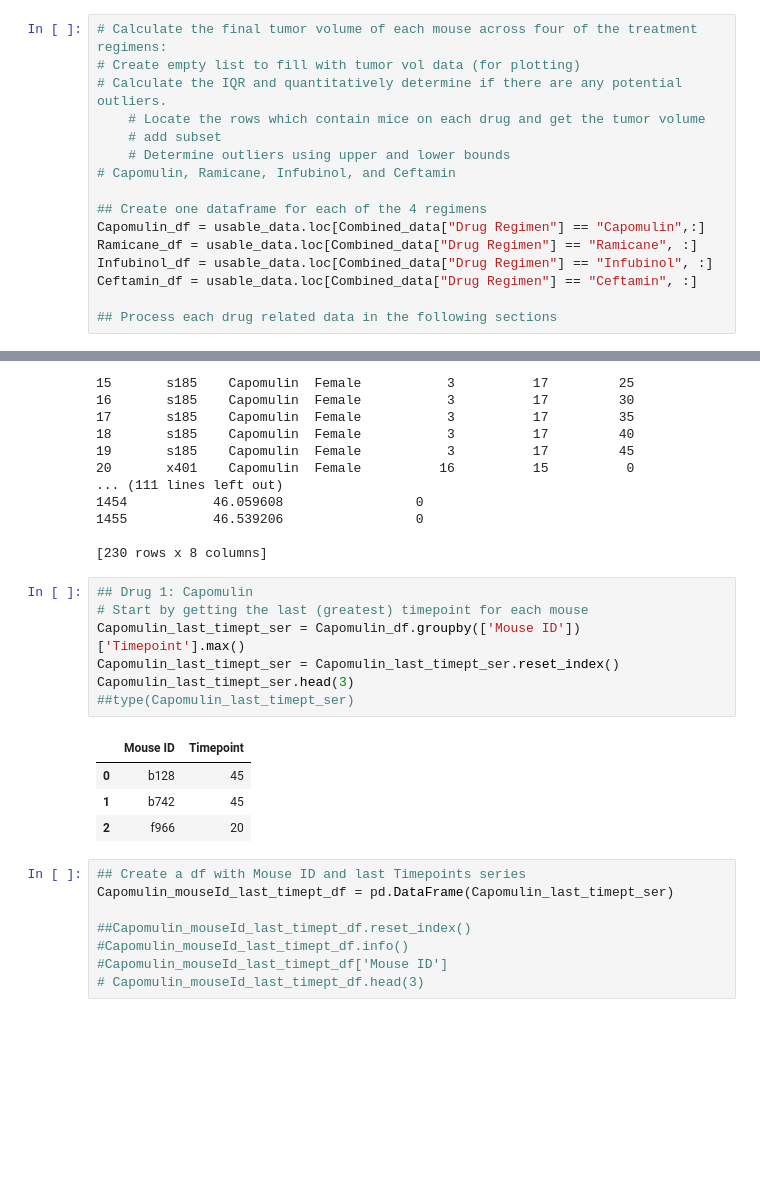
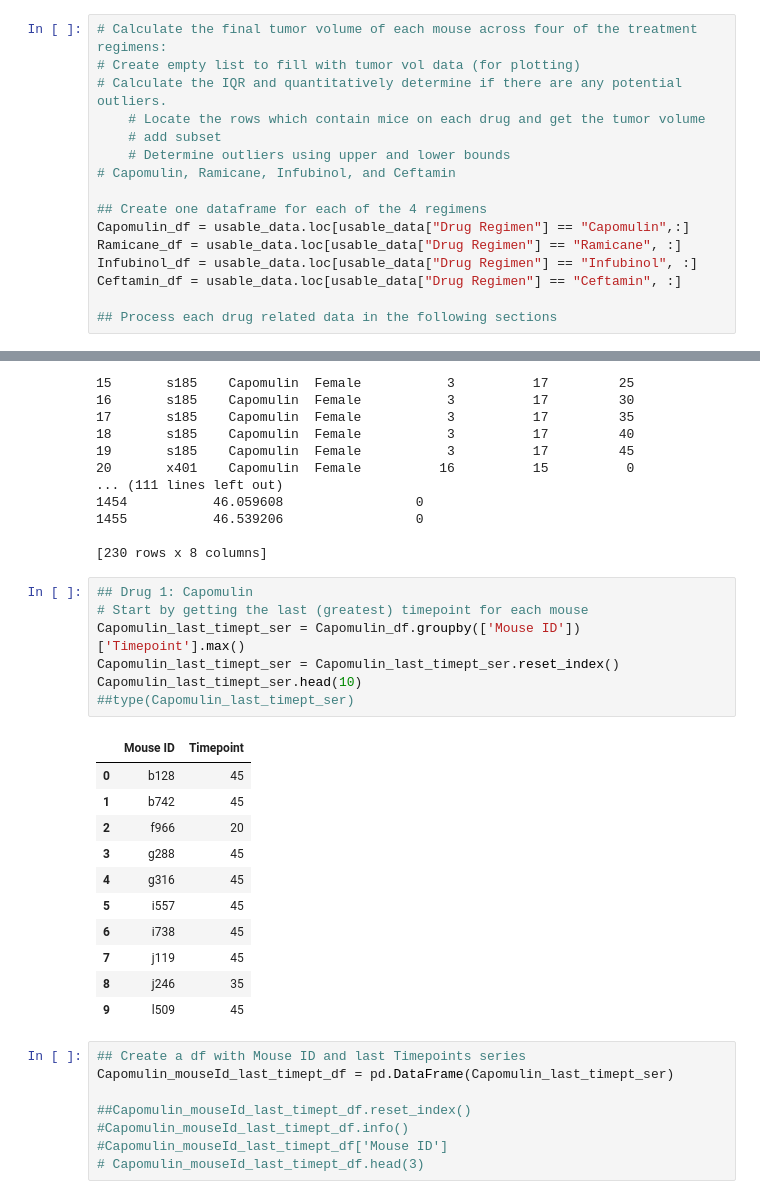
Before and after one commit to exu2011/Matplotlib_Challenge, a Jupyter notebook: Pymaceuticals/Mypymaceuticals_starter_with_plots.ipynb, the cells around one changed output, grey strips where cells are left out. Drawn from its saved outputs; the diff is of its cells as text; blank space fills up the shorter version.

```diff
--- a/Pymaceuticals/Mypymaceuticals_starter_with_plots.ipynb
+++ b/Pymaceuticals/Mypymaceuticals_starter_with_plots.ipynb
@@ -377,10 +362,10 @@ plt.show()
 # Capomulin, Ramicane, Infubinol, and Ceftamin
 
 ## Create one dataframe for each of the 4 regimens
-Capomulin_df = usable_data.loc[Combined_data["Drug Regimen"] == "Capomulin",:]
-Ramicane_df = usable_data.loc[Combined_data["Drug Regimen"] == "Ramicane", :]
-Infubinol_df = usable_data.loc[Combined_data["Drug Regimen"] == "Infubinol", :]
-Ceftamin_df = usable_data.loc[Combined_data["Drug Regimen"] == "Ceftamin", :]
+Capomulin_df = usable_data.loc[usable_data["Drug Regimen"] == "Capomulin",:]
+Ramicane_df = usable_data.loc[usable_data["Drug Regimen"] == "Ramicane", :]
+Infubinol_df = usable_data.loc[usable_data["Drug Regimen"] == "Infubinol", :]
+Ceftamin_df = usable_data.loc[usable_data["Drug Regimen"] == "Ceftamin", :]
 
 ## Process each drug related data in the following sections
 # %%
@@ -406,15 +391,22 @@ print(Capomulin_df)
 # %%
 ## Drug 1: Capomulin
 # Start by getting the last (greatest) timepoint for each mouse
 Capomulin_last_timept_ser = Capomulin_df.groupby(['Mouse ID'])['Timepoint'].max()
 Capomulin_last_timept_ser = Capomulin_last_timept_ser.reset_index()
-Capomulin_last_timept_ser.head(3)
+Capomulin_last_timept_ser.head(10)
 ##type(Capomulin_last_timept_ser)
 # %% [output]
 |  | Mouse ID | Timepoint |
 | 0 | b128 | 45 |
 | 1 | b742 | 45 |
 | 2 | f966 | 20 |
+| 3 | g288 | 45 |
+| 4 | g316 | 45 |
+| 5 | i557 | 45 |
+| 6 | i738 | 45 |
+| 7 | j119 | 45 |
+| 8 | j246 | 35 |
+| 9 | l509 | 45 |
 # %%
 ## Create a df with Mouse ID and last Timepoints series
 Capomulin_mouseId_last_timept_df = pd.DataFrame(Capomulin_last_timept_ser)
```
Also changed, not shown: parts of 7 cells of this notebook, 3 other files.
